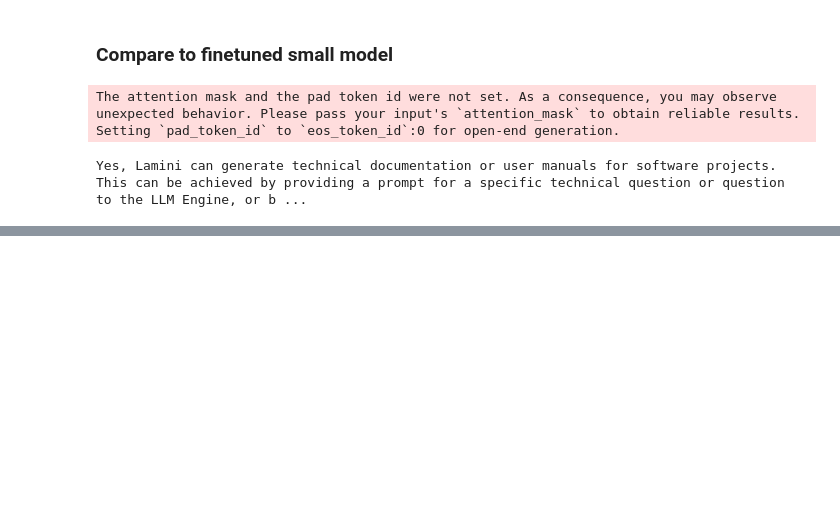
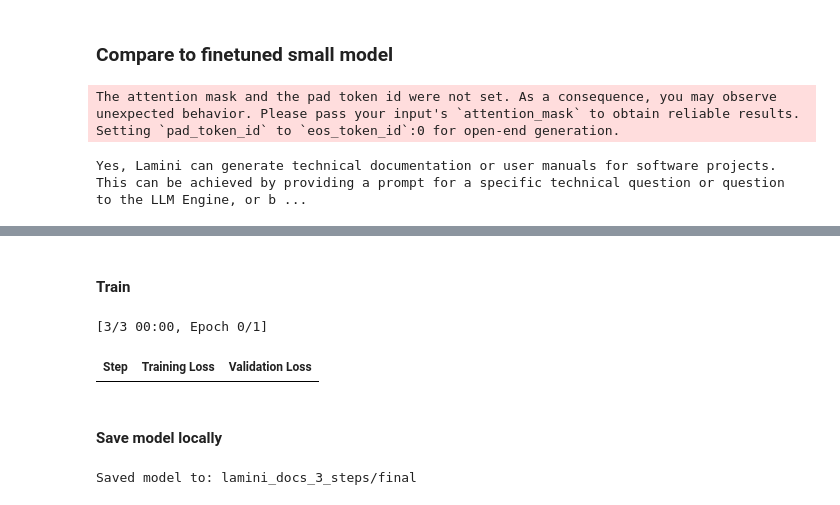
Before and after one commit to data-in-galaxy/Finetuning-LLM, a Jupyter notebook: finetuning_llms.ipynb, the cells around one changed output, grey strips where cells are left out. Cells and saved outputs as stored; diff of their text form; code cells hidden in the pictures; blank space fills up the shorter version.

```diff
--- a/finetuning_llms.ipynb
+++ b/finetuning_llms.ipynb
@@ -415,0 +808,4 @@ from transformers import AutoTokenizer
+# %%
+# Specify model
+model_name = "EleutherAI/pythia-70m"
+base_model = AutoModelForCausalLM.from_pretrained(model_name)
@@ -415,0 +893,7 @@ from transformers import AutoTokenizer
+# %%
+# max number of training steps
+max_steps = 3
+# %%
+# Name the trained model
+trained_model_name = f"lamini_docs_{max_steps}_steps"
+output_dir = trained_model_name
@@ -415,0 +1002,23 @@ from transformers import AutoTokenizer
+# %%
+trainer = Trainer(
+    model=base_model,
+    args=training_args,
+    train_dataset=train_dataset,
+    eval_dataset=test_dataset,
+)
+# %% [markdown]
+#### Train
+# %%
+training_output = trainer.train()
+# %% [output]
+[3/3 00:00, Epoch 0/1]
+| Step | Training Loss | Validation Loss |
+# %% [markdown]
+#### Save model locally
+# %%
+save_dir = f'{output_dir}/final'
+
+trainer.save_model(save_dir)
+print("Saved model to:", save_dir)
+# %% [output]
+Saved model to: lamini_docs_3_steps/final
```
Also changed, not shown: parts of 77 cells of this notebook.
